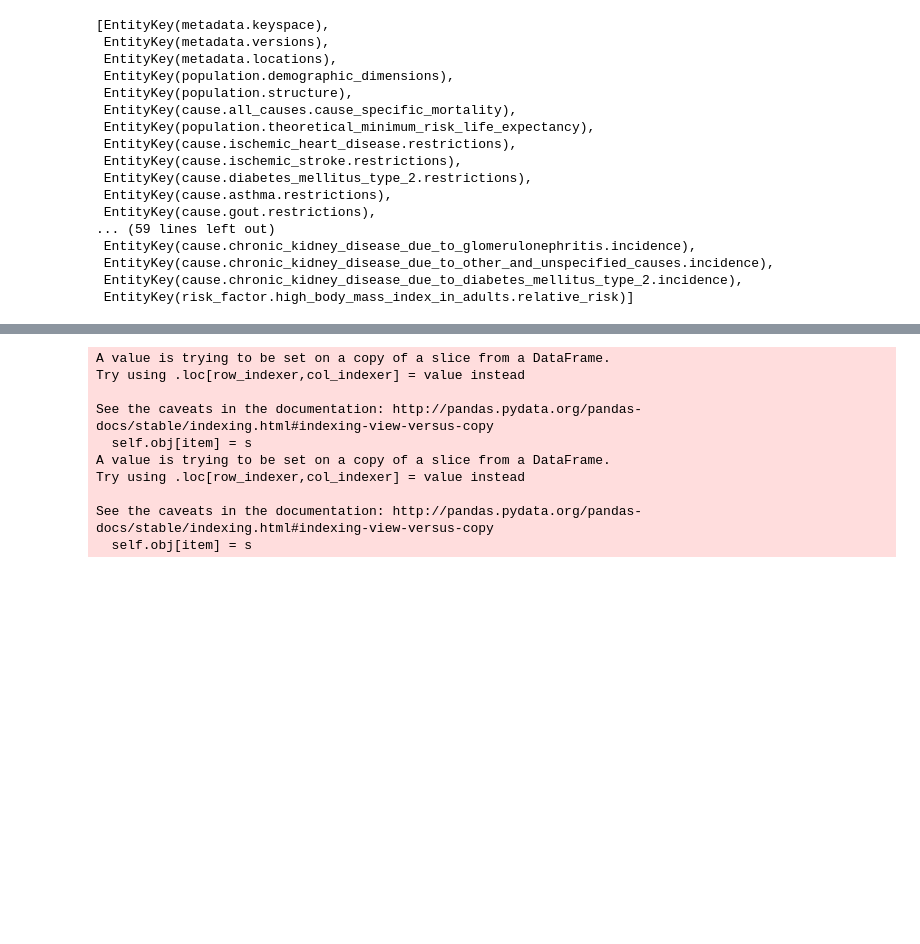
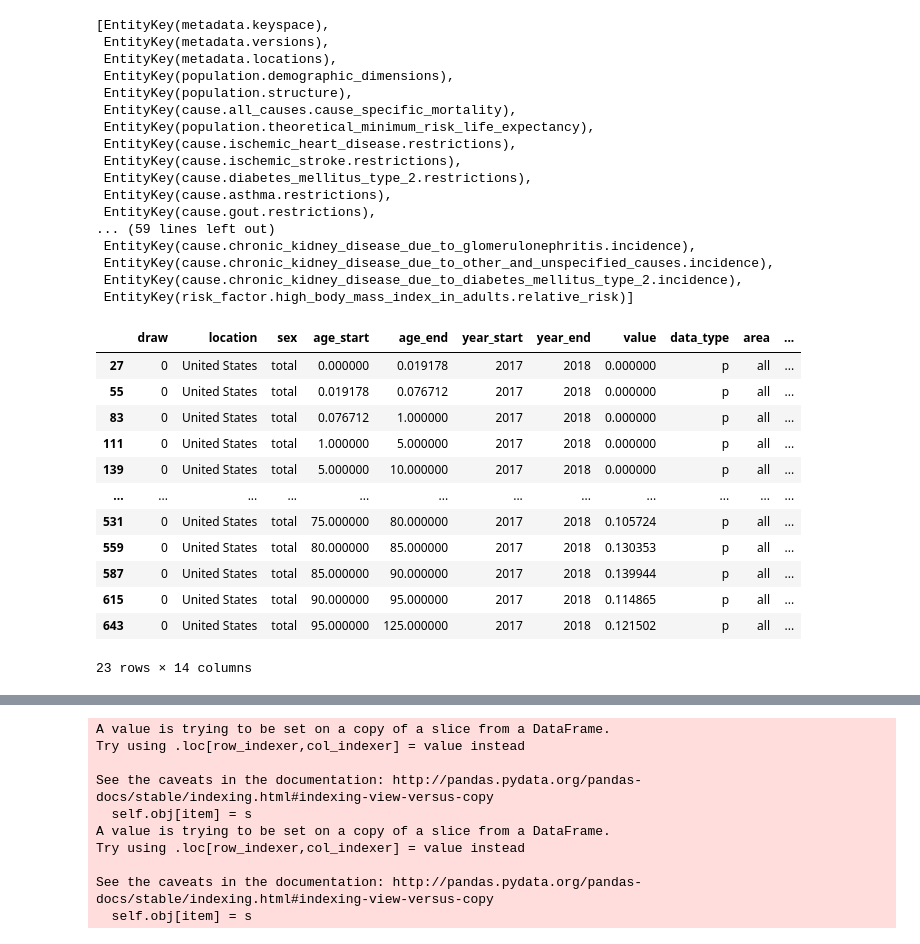
Before and after one commit to ihmeuw/dismod_mr, a Jupyter notebook: examples/consistent_data_from_vivarium_artifact.ipynb, the cells around one changed output, grey strips where cells are left out. Drawn from its saved outputs; the diff is of its cells as text; code cells hidden in the pictures; blank space fills up the shorter version.

```diff
--- a/examples/consistent_data_from_vivarium_artifact.ipynb
+++ b/examples/consistent_data_from_vivarium_artifact.ipynb
@@ -68,3 +71,20 @@ f = format_for_dismod(art.load('cause.ischemic_heart_disease.excess_mortality'),
 m_all = format_for_dismod(art.load('cause.all_causes.cause_specific_mortality'), 'm_all')
 # %%
 csmr = format_for_dismod(art.load('cause.ischemic_heart_disease.cause_specific_mortality'), 'csmr') # could also try 'pf'
+# %%
+p.standard_error *= 10
+p
+# %% [output]
+|  | draw | location | sex | age_start | age_end | year_start | year_end | value | data_type | area | ... |
+| 27 | 0 | United States | total | 0.000000 | 0.019178 | 2017 | 2018 | 0.000000 | p | all | ... |
+| 55 | 0 | United States | total | 0.019178 | 0.076712 | 2017 | 2018 | 0.000000 | p | all | ... |
+| 83 | 0 | United States | total | 0.076712 | 1.000000 | 2017 | 2018 | 0.000000 | p | all | ... |
+| 111 | 0 | United States | total | 1.000000 | 5.000000 | 2017 | 2018 | 0.000000 | p | all | ... |
+| 139 | 0 | United States | total | 5.000000 | 10.000000 | 2017 | 2018 | 0.000000 | p | all | ... |
+| ... | ... | ... | ... | ... | ... | ... | ... | ... | ... | ... | ... |
+| 531 | 0 | United States | total | 75.000000 | 80.000000 | 2017 | 2018 | 0.105724 | p | all | ... |
+| 559 | 0 | United States | total | 80.000000 | 85.000000 | 2017 | 2018 | 0.130353 | p | all | ... |
+| 587 | 0 | United States | total | 85.000000 | 90.000000 | 2017 | 2018 | 0.139944 | p | all | ... |
+| 615 | 0 | United States | total | 90.000000 | 95.000000 | 2017 | 2018 | 0.114865 | p | all | ... |
+| 643 | 0 | United States | total | 95.000000 | 125.000000 | 2017 | 2018 | 0.121502 | p | all | ... |
+23 rows × 14 columns
```
Also changed, not shown: parts of 10 cells of this notebook, 1 other file.
